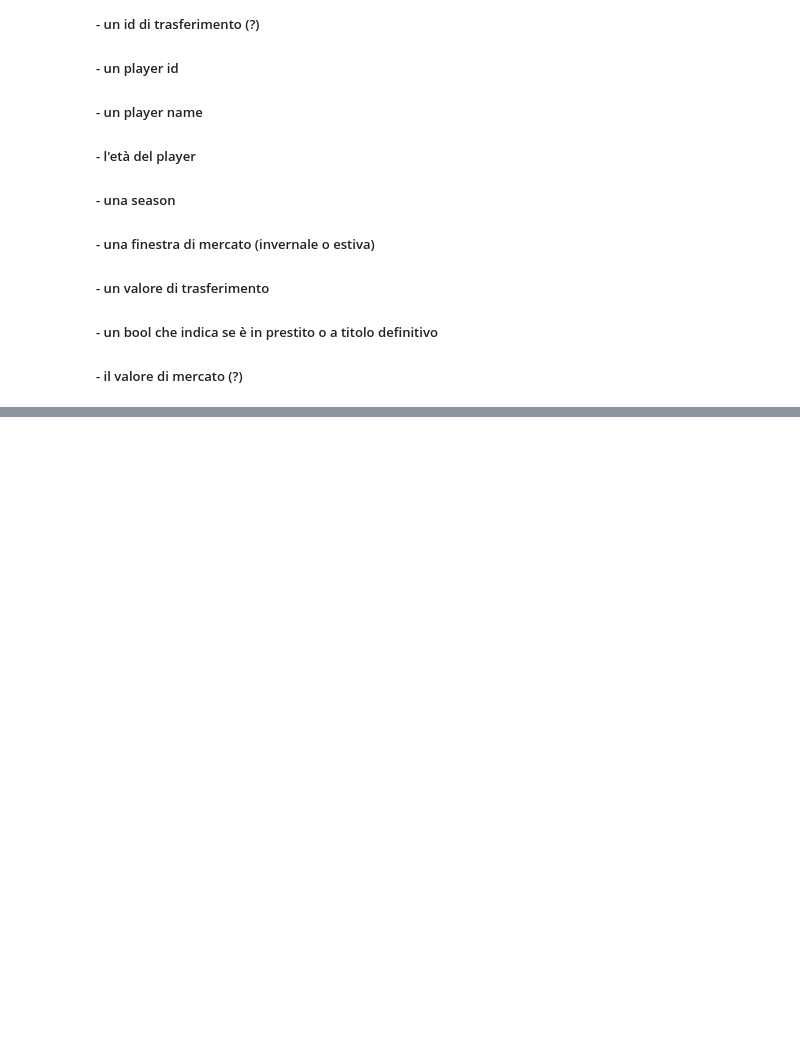
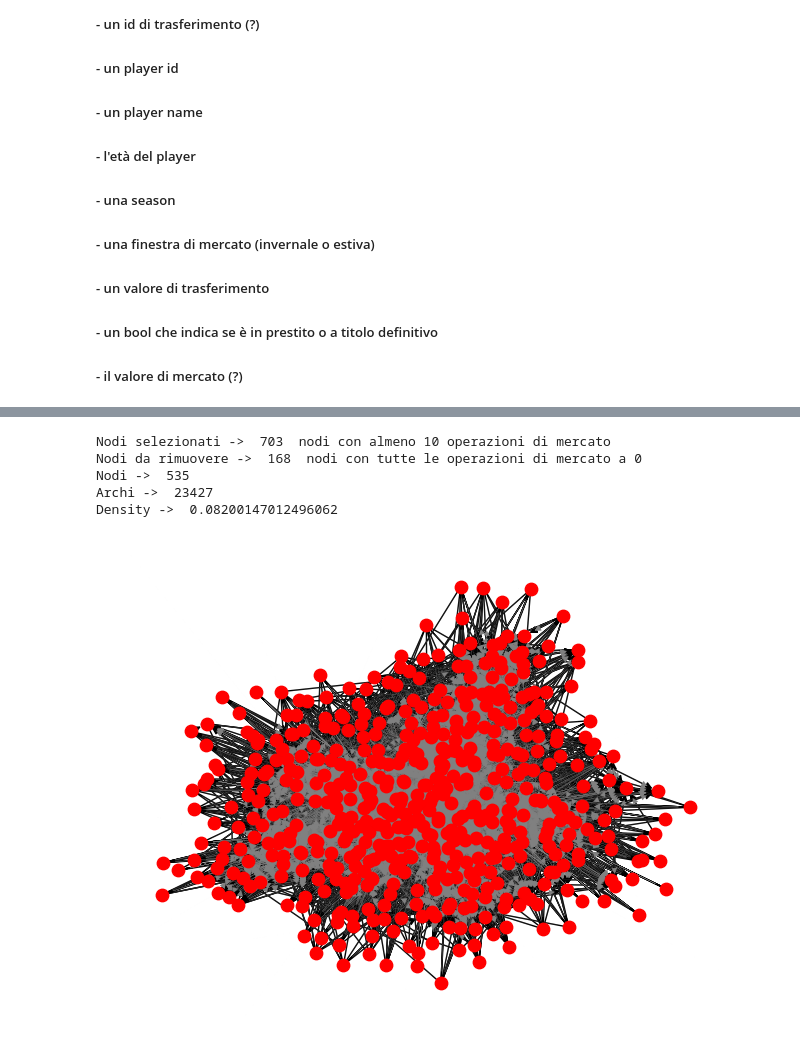
Before and after one commit to AleTouch98/SNA_Project, a Jupyter notebook: lettura_dataset.ipynb, the cells around one changed output, grey strips where cells are left out. Saved outputs shown, nothing was run; the diff lists cells and outputs as text; code cells hidden in the pictures; blank space fills up the shorter version.

```diff
--- a/lettura_dataset.ipynb
+++ b/lettura_dataset.ipynb
@@ -135,0 +156,52 @@ Density ->  0.0023359157821050435
+# %%
+# Calcola il grado dei nodi in ingresso e in uscita
+in_degree = G.in_degree()
+out_degree = G.out_degree()
+
+# Crea un elenco dei nodi (team) che soddisfano il criterio di avere almeno 50 archi in totale tra ingresso e uscita
+selected_teams = [node for node in G.nodes() if (in_degree[node] + out_degree[node]) >= 10]
+
+print('Nodi selezionati -> ', len(selected_teams), ' nodi con almeno 10 operazioni di mercato')
+
+# Crea un nuovo grafo (sottografo) basato sui nodi selezionati
+net = G.subgraph(selected_teams)
+
+net = net.copy()
+
+# Identifica i nodi che soddisfano il criterio (transfer_fee_amnt uguale a 0 per tutti gli archi uscenti e entranti)
+nodes_to_remove = []
+for node in net.nodes():
+    out_edges = net.out_edges(node, data=True)
+    in_edges = net.in_edges(node, data=True)
+
+    if all(attr['transfer_fee_amnt'] == 0 for _, _, attr in out_edges) and all(attr['transfer_fee_amnt'] == 0 for _, _, attr in in_edges):
+        nodes_to_remove.append(node)
+
+print('Nodi da rimuovere -> ', len(nodes_to_remove), ' nodi con tutte le operazioni di mercato a 0')
+
+net.remove_nodes_from(nodes_to_remove)
+
+print('Nodi -> ', net.number_of_nodes())
+print('Archi -> ', net.number_of_edges())
+print('Density -> ', nx.density(net))
+# %% [output]
+Nodi selezionati ->  703  nodi con almeno 10 operazioni di mercato
+Nodi da rimuovere ->  168  nodi con tutte le operazioni di mercato a 0
+Nodi ->  535
+Archi ->  23427
+Density ->  0.08200147012496062
+# %%
+# Disegna il grafo
+pos = nx.spring_layout(net)  # Posiziona i nodi in modo che siano ben distribuiti
+
+# Disegna i nodi senza etichette
+nx.draw(net, pos, with_labels=False, node_size=80, node_color='red')
+
+# Disegna gli archi
+nx.draw_networkx_edges(net, pos, width=0.1, edge_color='gray')
+
+# Mostra il grafico
+plt.axis('off')  # Nasconde gli assi
+plt.show()
+# %% [output]
+[figure, added]
```
Also changed, not shown: parts of 8 cells of this notebook, 2 other files.
